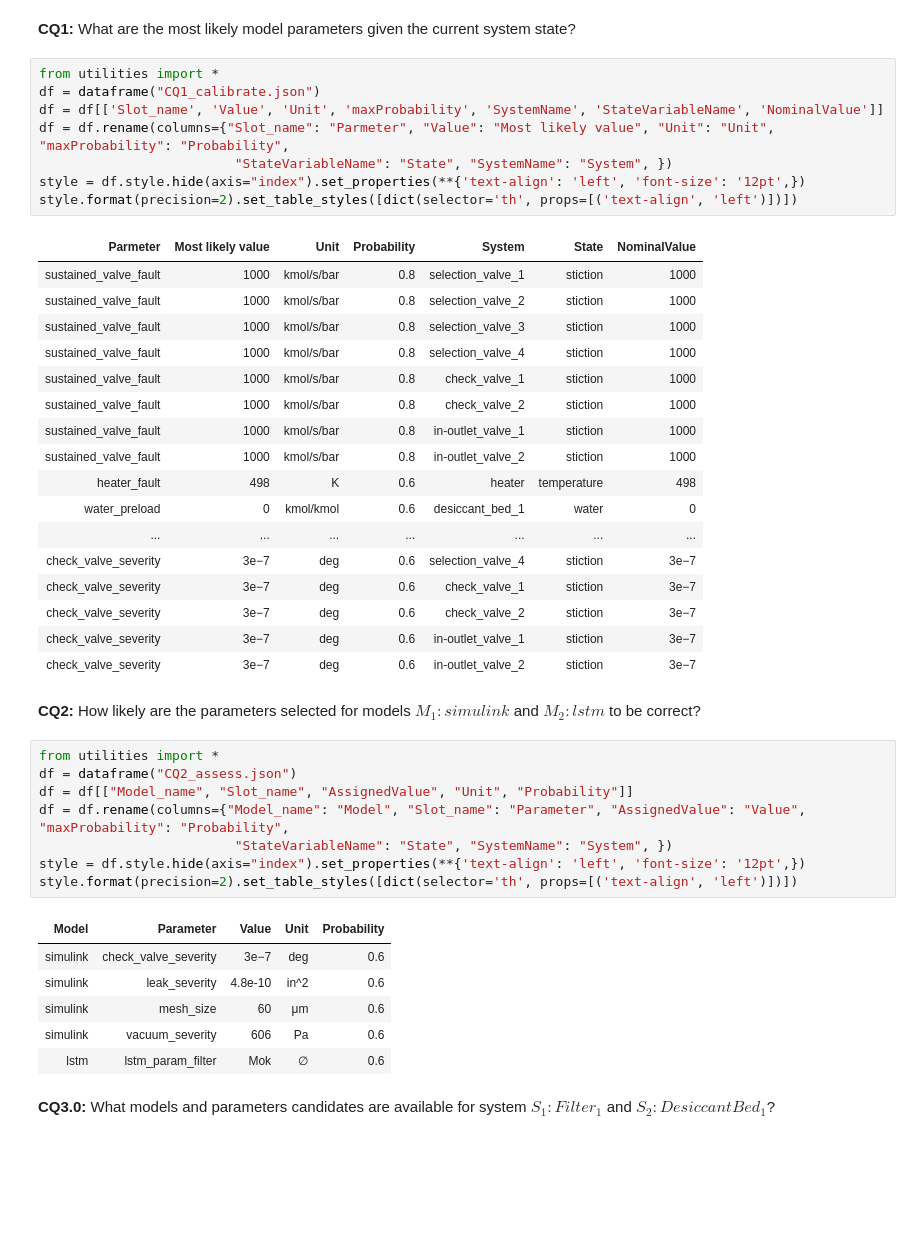
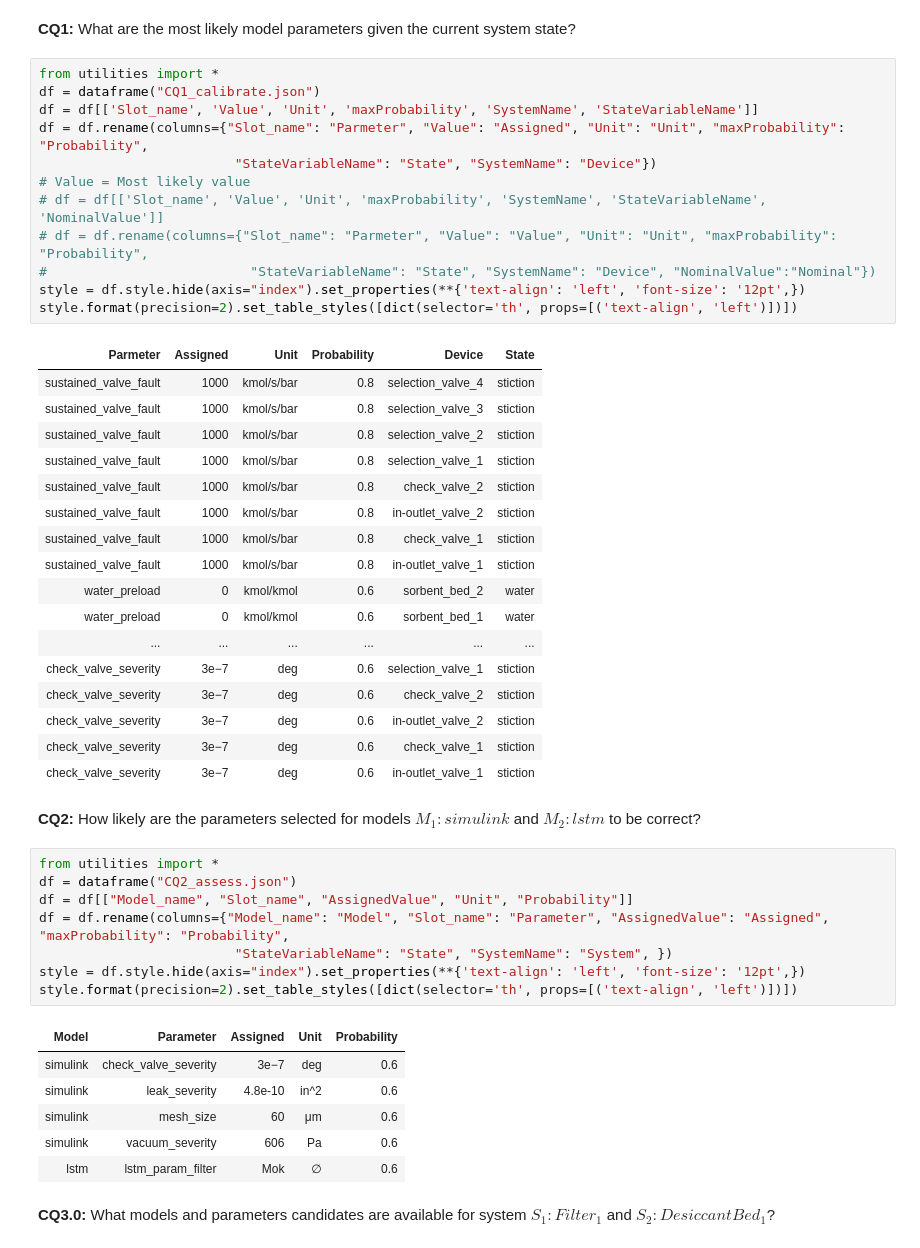
Before and after one commit to ngratius/parameter-ontology, a Jupyter notebook: parameter-model/src/ipynb/report.ipynb, the cells around one changed output. Saved outputs shown, nothing was run; the diff lists cells and outputs as text; blank space fills up the shorter version.

```diff
--- a/parameter-model/src/ipynb/report.ipynb
+++ b/parameter-model/src/ipynb/report.ipynb
@@ -11,41 +11,45 @@ The ontology components are described [here](C:/Users/nicol/Documents/PhD_CMU/Ex
 # %%
 from utilities import *
 df = dataframe("CQ1_calibrate.json")
-df = df[['Slot_name', 'Value', 'Unit', 'maxProbability', 'SystemName', 'StateVariableName', 'NominalValue']]
-df = df.rename(columns={"Slot_name": "Parmeter", "Value": "Most likely value", "Unit": "Unit", "maxProbability": "Probability",
-                         "StateVariableName": "State", "SystemName": "System", })
+df = df[['Slot_name', 'Value', 'Unit', 'maxProbability', 'SystemName', 'StateVariableName']]
+df = df.rename(columns={"Slot_name": "Parmeter", "Value": "Assigned", "Unit": "Unit", "maxProbability": "Probability",
+                         "StateVariableName": "State", "SystemName": "Device"})
+# Value = Most likely value
+# df = df[['Slot_name', 'Value', 'Unit', 'maxProbability', 'SystemName', 'StateVariableName', 'NominalValue']]
+# df = df.rename(columns={"Slot_name": "Parmeter", "Value": "Value", "Unit": "Unit", "maxProbability": "Probability",
+#                          "StateVariableName": "State", "SystemName": "Device", "NominalValue":"Nominal"})
 style = df.style.hide(axis="index").set_properties(**{'text-align': 'left', 'font-size': '12pt',})
 style.format(precision=2).set_table_styles([dict(selector='th', props=[('text-align', 'left')])])
 # %% [output]
-| Parmeter | Most likely value | Unit | Probability | System | State | NominalValue |
-| sustained_valve_fault | 1000 | kmol/s/bar | 0.8 | selection_valve_1 | stiction | 1000 |
-| sustained_valve_fault | 1000 | kmol/s/bar | 0.8 | selection_valve_2 | stiction | 1000 |
-| sustained_valve_fault | 1000 | kmol/s/bar | 0.8 | selection_valve_3 | stiction | 1000 |
-| sustained_valve_fault | 1000 | kmol/s/bar | 0.8 | selection_valve_4 | stiction | 1000 |
-| sustained_valve_fault | 1000 | kmol/s/bar | 0.8 | check_valve_1 | stiction | 1000 |
-| sustained_valve_fault | 1000 | kmol/s/bar | 0.8 | check_valve_2 | stiction | 1000 |
-| sustained_valve_fault | 1000 | kmol/s/bar | 0.8 | in-outlet_valve_1 | stiction | 1000 |
-| sustained_valve_fault | 1000 | kmol/s/bar | 0.8 | in-outlet_valve_2 | stiction | 1000 |
-| heater_fault | 498 | K | 0.6 | heater | temperature | 498 |
-| water_preload | 0 | kmol/kmol | 0.6 | desiccant_bed_1 | water | 0 |
-| ... | ... | ... | ... | ... | ... | ... |
-| check_valve_severity | 3e−7 | deg | 0.6 | selection_valve_4 | stiction | 3e−7 |
-| check_valve_severity | 3e−7 | deg | 0.6 | check_valve_1 | stiction | 3e−7 |
-| check_valve_severity | 3e−7 | deg | 0.6 | check_valve_2 | stiction | 3e−7 |
-| check_valve_severity | 3e−7 | deg | 0.6 | in-outlet_valve_1 | stiction | 3e−7 |
-| check_valve_severity | 3e−7 | deg | 0.6 | in-outlet_valve_2 | stiction | 3e−7 |
+| Parmeter | Assigned | Unit | Probability | Device | State |
+| sustained_valve_fault | 1000 | kmol/s/bar | 0.8 | selection_valve_4 | stiction |
+| sustained_valve_fault | 1000 | kmol/s/bar | 0.8 | selection_valve_3 | stiction |
+| sustained_valve_fault | 1000 | kmol/s/bar | 0.8 | selection_valve_2 | stiction |
+| sustained_valve_fault | 1000 | kmol/s/bar | 0.8 | selection_valve_1 | stiction |
+| sustained_valve_fault | 1000 | kmol/s/bar | 0.8 | check_valve_2 | stiction |
+| sustained_valve_fault | 1000 | kmol/s/bar | 0.8 | in-outlet_valve_2 | stiction |
+| sustained_valve_fault | 1000 | kmol/s/bar | 0.8 | check_valve_1 | stiction |
+| sustained_valve_fault | 1000 | kmol/s/bar | 0.8 | in-outlet_valve_1 | stiction |
+| water_preload | 0 | kmol/kmol | 0.6 | sorbent_bed_2 | water |
+| water_preload | 0 | kmol/kmol | 0.6 | sorbent_bed_1 | water |
+| ... | ... | ... | ... | ... | ... |
+| check_valve_severity | 3e−7 | deg | 0.6 | selection_valve_1 | stiction |
+| check_valve_severity | 3e−7 | deg | 0.6 | check_valve_2 | stiction |
+| check_valve_severity | 3e−7 | deg | 0.6 | in-outlet_valve_2 | stiction |
+| check_valve_severity | 3e−7 | deg | 0.6 | check_valve_1 | stiction |
+| check_valve_severity | 3e−7 | deg | 0.6 | in-outlet_valve_1 | stiction |
 # %% [markdown]
 <b>CQ2:</b> How likely are the parameters selected for models $𝑀_1: simulink$ and $𝑀_2: lstm$ to be correct?
 # %%
 from utilities import *
 df = dataframe("CQ2_assess.json")
 df = df[["Model_name", "Slot_name", "AssignedValue", "Unit", "Probability"]]
-df = df.rename(columns={"Model_name": "Model", "Slot_name": "Parameter", "AssignedValue": "Value", "maxProbability": "Probability",
+df = df.rename(columns={"Model_name": "Model", "Slot_name": "Parameter", "AssignedValue": "Assigned", "maxProbability": "Probability",
                          "StateVariableName": "State", "SystemName": "System", })
 style = df.style.hide(axis="index").set_properties(**{'text-align': 'left', 'font-size': '12pt',})
 style.format(precision=2).set_table_styles([dict(selector='th', props=[('text-align', 'left')])])
 # %% [output]
-| Model | Parameter | Value | Unit | Probability |
+| Model | Parameter | Assigned | Unit | Probability |
 | simulink | check_valve_severity | 3e−7 | deg | 0.6 |
 | simulink | leak_severity | 4.8e-10 | in^2 | 0.6 |
 | simulink | mesh_size | 60 | μm | 0.6 |
```
Also changed, not shown: parts of 1 cell of this notebook, 21 other files.
